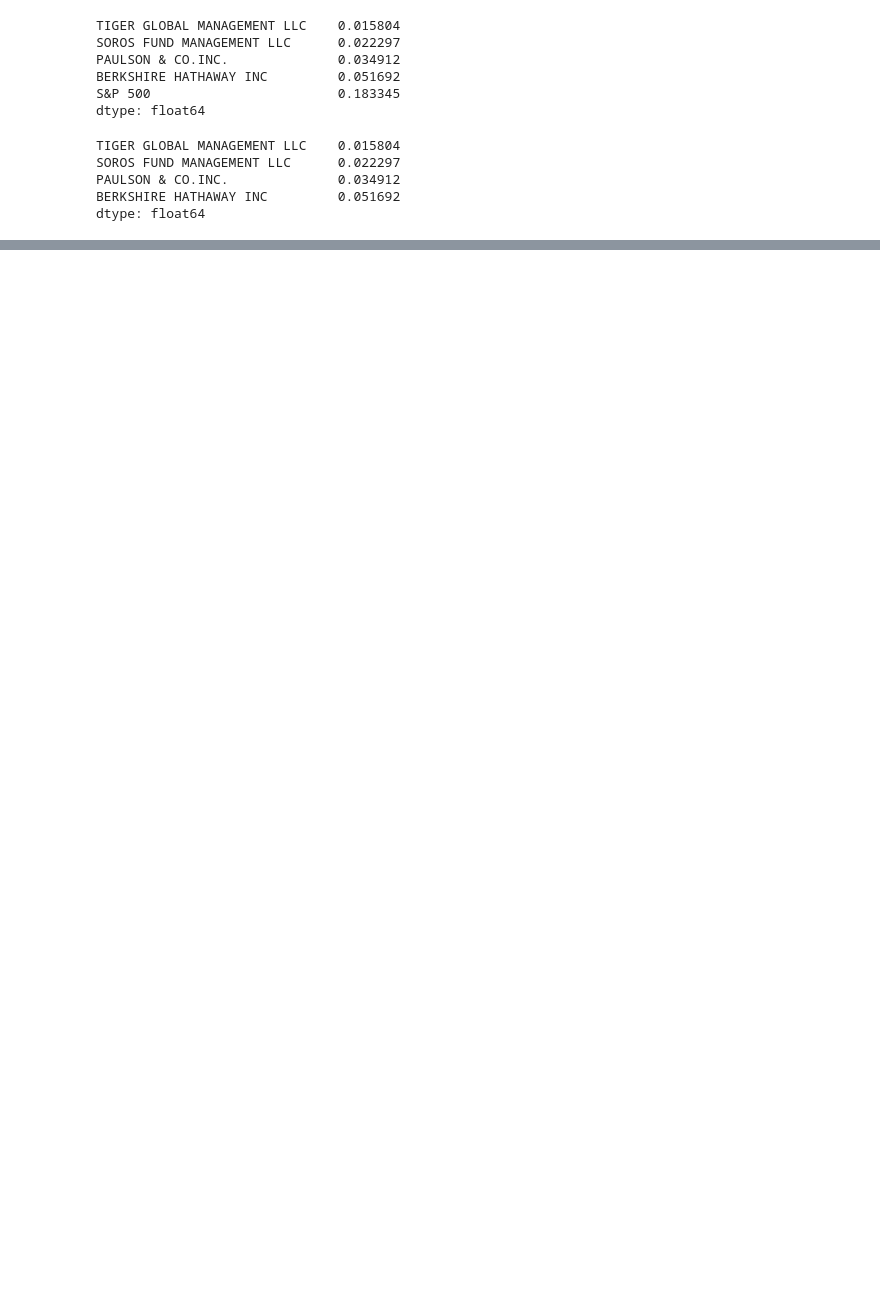
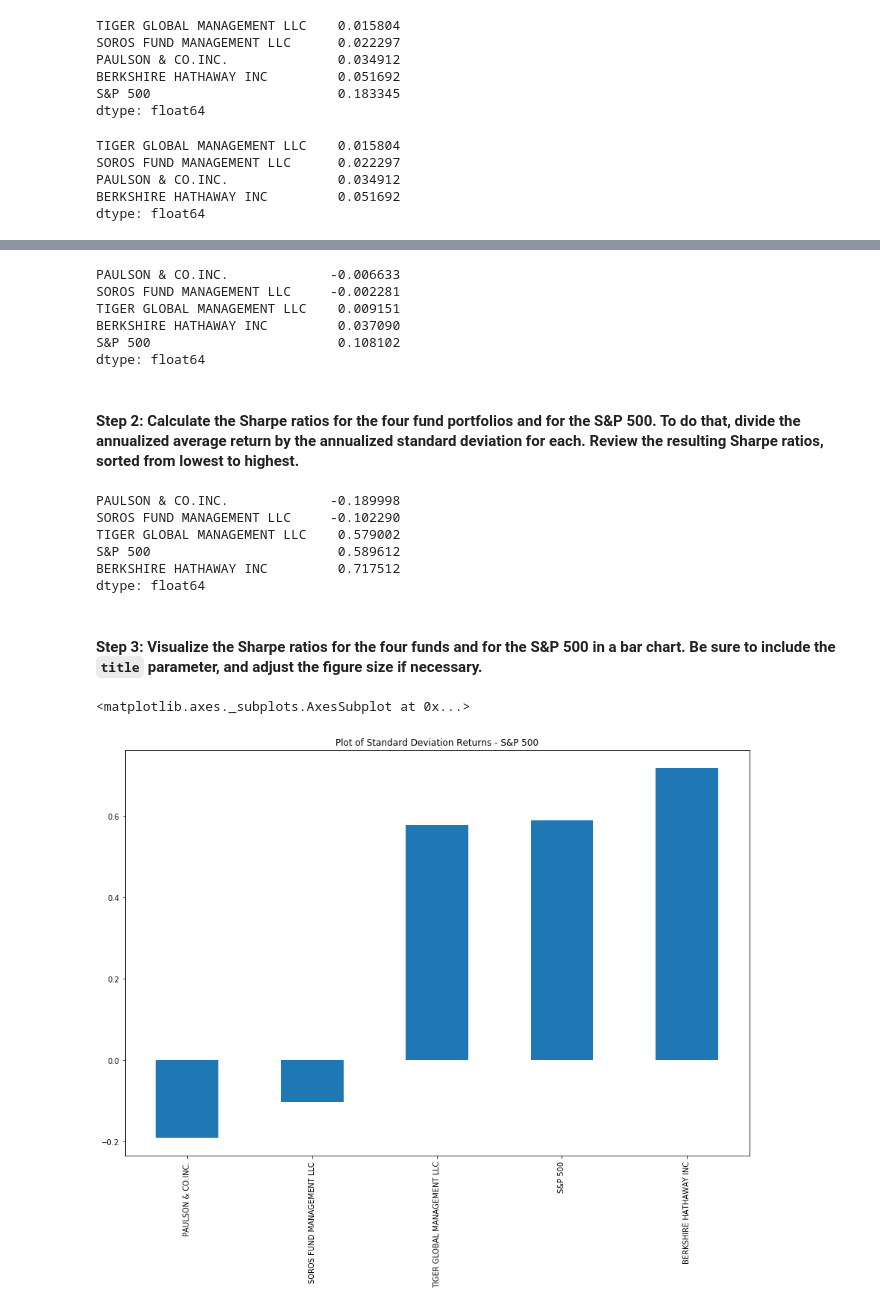
Before and after one commit to nustalgic/Module-4-Challenge, a Jupyter notebook: M4_Starter_Code/whale_analysis.ipynb, the cells around one changed output, grey strips where cells are left out. Saved outputs shown, nothing was run; the diff lists cells and outputs as text; code cells hidden in the pictures; blank space fills up the shorter version.

```diff
--- a/M4_Starter_Code/whale_analysis.ipynb
+++ b/M4_Starter_Code/whale_analysis.ipynb
@@ -269,0 +344,34 @@ I would recommend Berkshire for my firms fund offering. It has a much better ris
+# %%
+daily_returns.mean().sort_values() * 252 # annualized returns based on 252 trading days
+# %% [output]
+PAULSON & CO.INC.             -0.006633
+SOROS FUND MANAGEMENT LLC     -0.002281
+TIGER GLOBAL MANAGEMENT LLC    0.009151
+BERKSHIRE HATHAWAY INC         0.037090
+S&P 500                        0.108102
+dtype: float64
+# %% [markdown]
+#### Step 2: Calculate the Sharpe ratios for the four fund portfolios and for the S&P 500. To do that, divide the annualized average return by the annualized standard deviation for each. Review the resulting Sharpe ratios, sorted from lowest to highest.
+# %%
+# Calculate the annualized Sharpe Ratios for each of the 4 portfolios and the S&P 500.
+# Review the Sharpe ratios sorted lowest to highest
+
+sharpe_ratio = annual_avg_return / annual_standard # sharpe ratios sorted from least to greatest
+sharpe_ratio.sort_values()
+# %% [output]
+PAULSON & CO.INC.             -0.189998
+SOROS FUND MANAGEMENT LLC     -0.102290
+TIGER GLOBAL MANAGEMENT LLC    0.579002
+S&P 500                        0.589612
+BERKSHIRE HATHAWAY INC         0.717512
+dtype: float64
+# %% [markdown]
+#### Step 3: Visualize the Sharpe ratios for the four funds and for the S&P 500 in a bar chart. Be sure to include the `title` parameter, and adjust the figure size if necessary.
+# %%
+# Visualize the Sharpe ratios as a bar chart
+# Include a title parameter and adjust the figure size
+
+sharpe_ratio.sort_values().plot.bar(title="Plot of Standard Deviation Returns - S&P 500", figsize=(15,10)) # plotted sharpe ratios
+# %% [output]
+<matplotlib.axes._subplots.AxesSubplot at 0x...>
+[figure, added]
```
Also changed, not shown: parts of 125 cells of this notebook, 1 other file.
